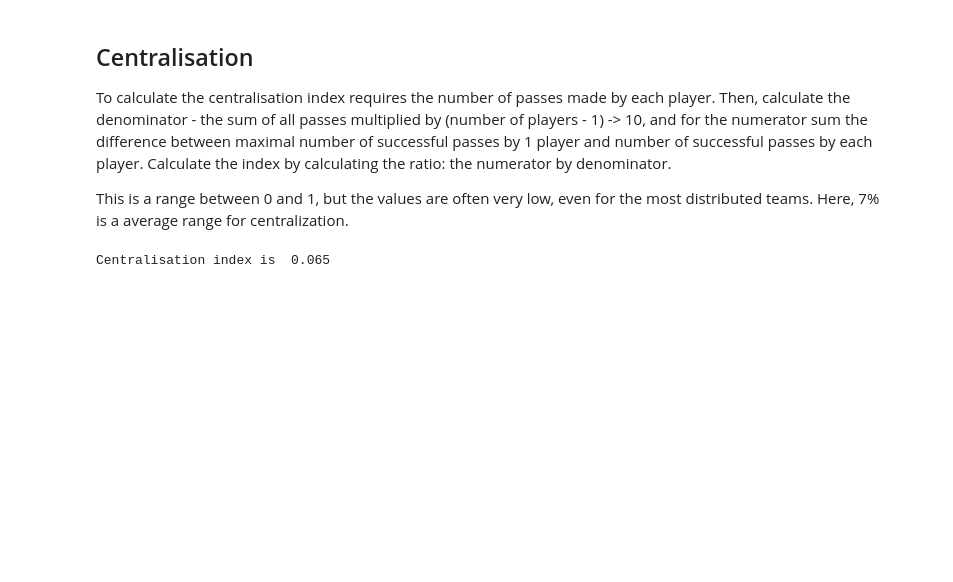
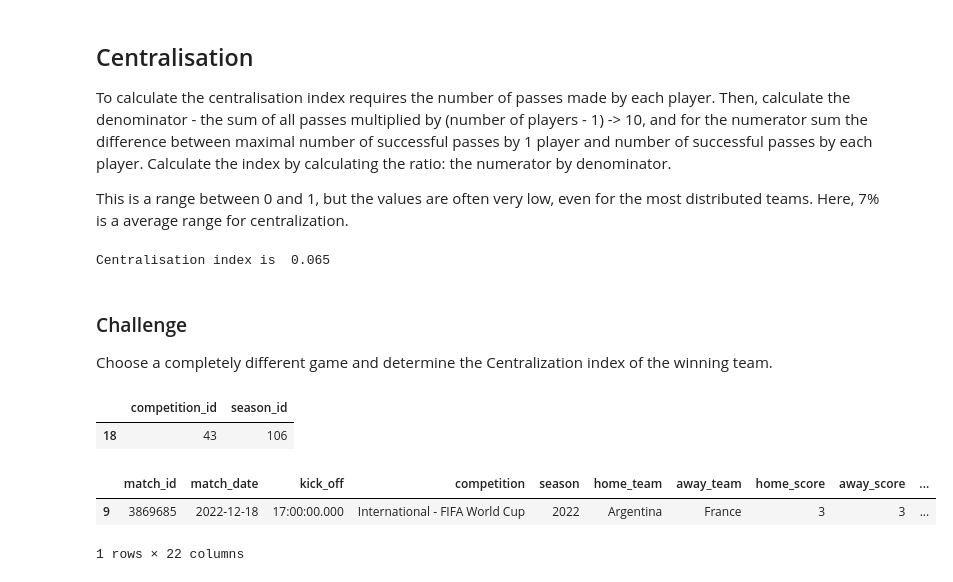
Before and after one commit to khoffLSU/footy_analytics, a Jupyter notebook: Visualizing Football - passing network.ipynb, the cells around one changed output. Cells and saved outputs as stored; diff of their text form; code cells hidden in the pictures; blank space fills up the shorter version.

Commit message:
Add Challenge scope to notebook

```diff
--- a/Visualizing Football - passing network.ipynb
+++ b/Visualizing Football - passing network.ipynb
@@ -338,3 +338,23 @@ centralisation_index = nominator/denominator
 print("Centralisation index is ", centralisation_index)
 # %% [output]
 Centralisation index is  0.065
+# %% [markdown]
+### Challenge
+Choose a completely different game and determine the Centralization index of the winning team.
+# %%
+# get competition data
+(sb.competitions().query('competition_name=="FIFA World Cup" and season_name=="2022"')
+          [['competition_id','season_id']])
+# %% [output]
+|  | competition_id | season_id |
+| 18 | 43 | 106 |
+# %%
+# get match data for match id
+(sb
+ .matches(competition_id=43, season_id=106)
+ .query('match_date==match_date.max()')
+ )
+# %% [output]
+|  | match_id | match_date | kick_off | competition | season | home_team | away_team | home_score | away_score | ... |
+| 9 | 3869685 | 2022-12-18 | 17:00:00.000 | International - FIFA World Cup | 2022 | Argentina | France | 3 | 3 | ... |
+1 rows × 22 columns
```
Also changed, not shown: parts of 9 cells of this notebook.
